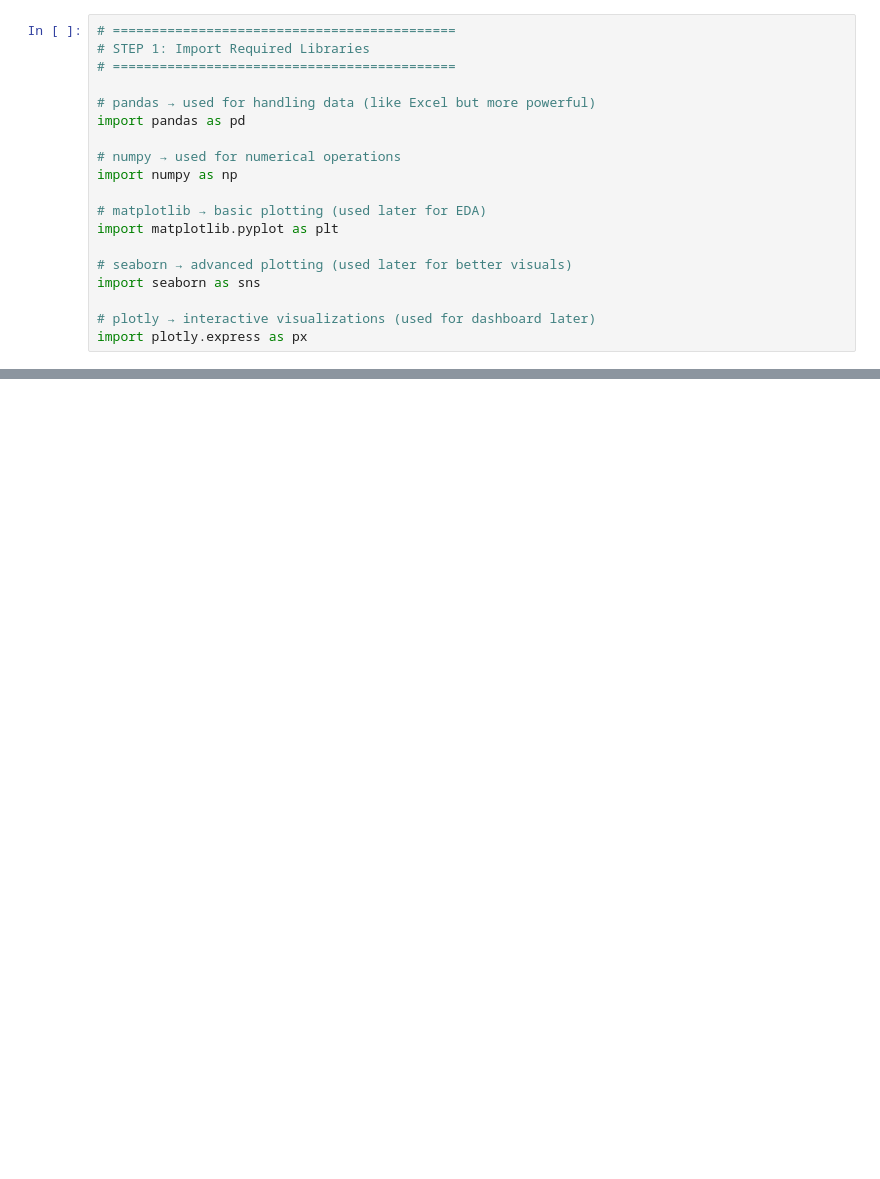
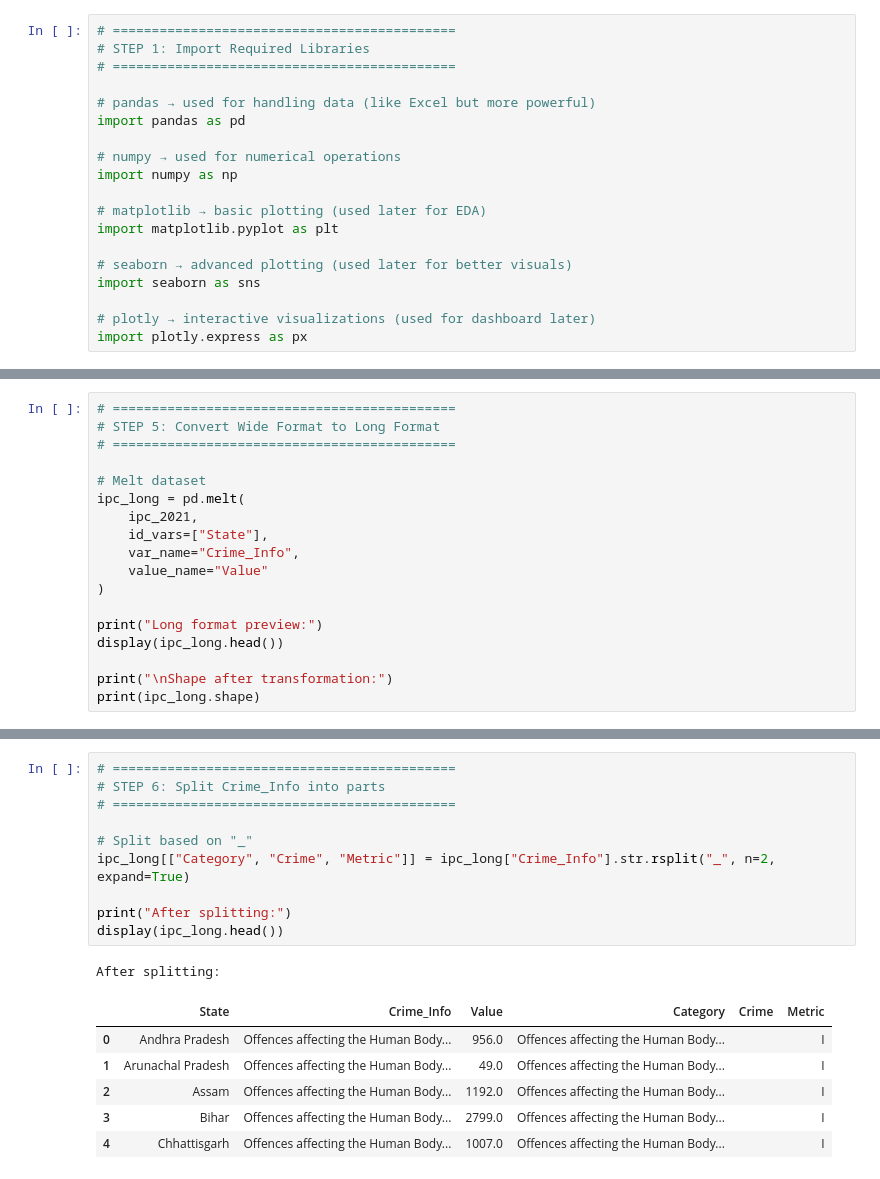
Before and after one commit to VarnikaSharma2176/Crime-Analysis, a Jupyter notebook: 02_Notebook/data_preprocessing.ipynb, the cells around one changed output, grey strips where cells are left out. Cells and saved outputs as stored; diff of their text form; blank space fills up the shorter version.

```diff
--- a/02_Notebook/data_preprocessing.ipynb
+++ b/02_Notebook/data_preprocessing.ipynb
@@ -62,0 +92,18 @@ FileNotFoundError: [Errno 2] No such file or directory: 'Cleaned_Data/IPC_2021_C
+# %%
+# ============================================
+# STEP 5: Convert Wide Format to Long Format
+# ============================================
+
+# Melt dataset
+ipc_long = pd.melt(
+    ipc_2021,
+    id_vars=["State"],
+    var_name="Crime_Info",
+    value_name="Value"
+)
+
+print("Long format preview:")
+display(ipc_long.head())
+
+print("\nShape after transformation:")
+print(ipc_long.shape)
@@ -62,0 +120,18 @@ FileNotFoundError: [Errno 2] No such file or directory: 'Cleaned_Data/IPC_2021_C
+# %%
+# ============================================
+# STEP 6: Split Crime_Info into parts
+# ============================================
+
+# Split based on "_"
+ipc_long[["Category", "Crime", "Metric"]] = ipc_long["Crime_Info"].str.rsplit("_", n=2, expand=True)
+
+print("After splitting:")
+display(ipc_long.head())
+# %% [output]
+After splitting:
+|  | State | Crime_Info | Value | Category | Crime | Metric |
+| 0 | Andhra Pradesh | Offences affecting the Human Body... | 956.0 | Offences affecting the Human Body... |  | I |
+| 1 | Arunachal Pradesh | Offences affecting the Human Body... | 49.0 | Offences affecting the Human Body... |  | I |
+| 2 | Assam | Offences affecting the Human Body... | 1192.0 | Offences affecting the Human Body... |  | I |
+| 3 | Bihar | Offences affecting the Human Body... | 2799.0 | Offences affecting the Human Body... |  | I |
+| 4 | Chhattisgarh | Offences affecting the Human Body... | 1007.0 | Offences affecting the Human Body... |  | I |
```
Also changed, not shown: parts of 8 cells of this notebook, 1 other file.
